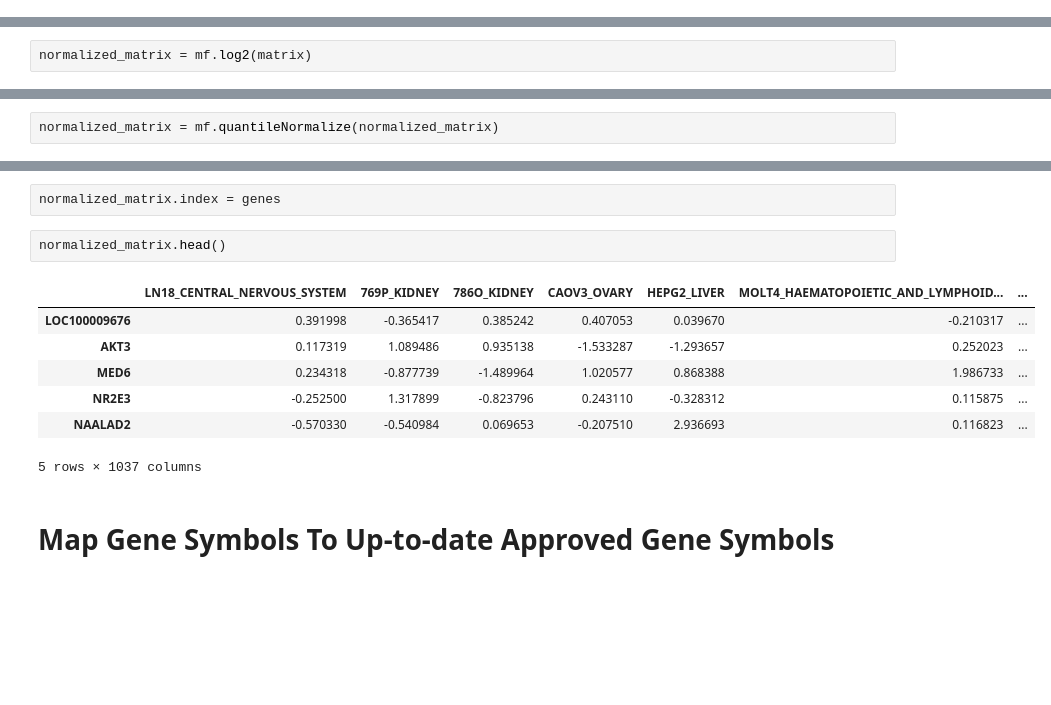
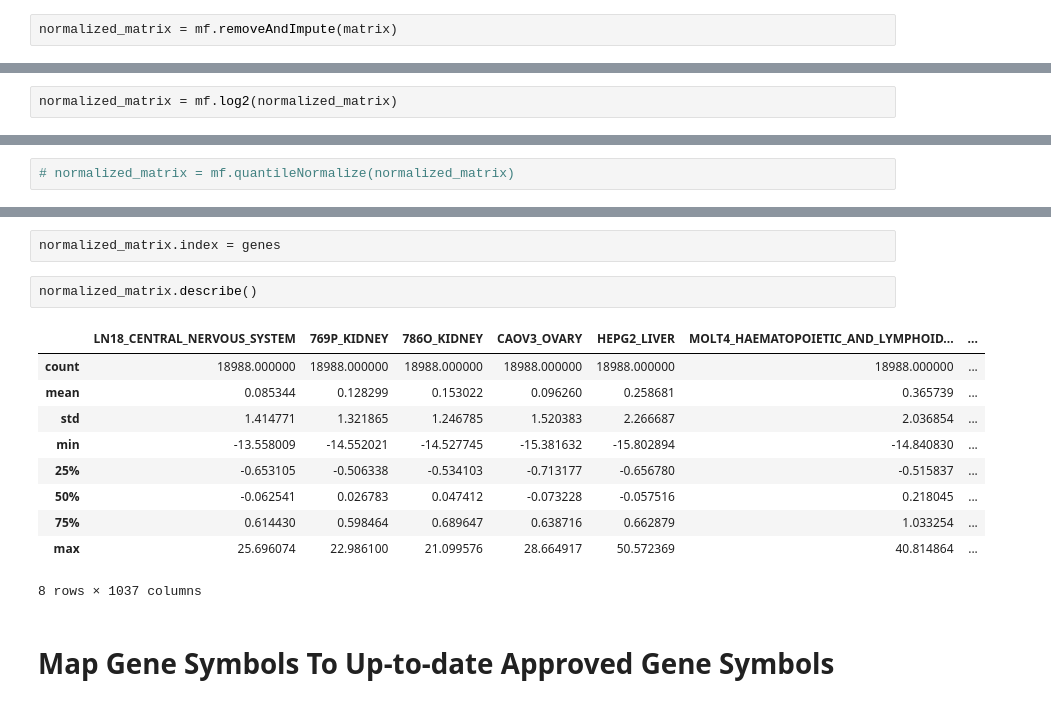
Before and after one commit to MaayanLab/HarmonizomePythonScripts, a Jupyter notebook: CCLE/Cancer Cell Line Encyclopedia (CCLE).ipynb, the cells around one changed output, grey strips where cells are left out. Cells and saved outputs as stored; diff of their text form; blank space fills up the shorter version.

```diff
--- a/CCLE/Cancer Cell Line Encyclopedia (CCLE).ipynb
+++ b/CCLE/Cancer Cell Line Encyclopedia (CCLE).ipynb
@@ -102,4 +115,6 @@ matrix.to_csv(filename, sep='\t', compression='gzip')
+# %%
+normalized_matrix = mf.removeAndImpute(matrix)
 # %% [markdown]
 # Log2 Transform
 # %%
-normalized_matrix = mf.log2(matrix)
+normalized_matrix = mf.log2(normalized_matrix)
@@ -106,4 +132,4 @@ normalized_matrix = mf.log2(matrix)
 # %% [markdown]
 # Normalize Matrix (Quantile Normalize the matrix for the columns)
 # %%
-normalized_matrix = mf.quantileNormalize(normalized_matrix)
+# normalized_matrix = mf.quantileNormalize(normalized_matrix)
@@ -135,15 +150,18 @@ Progress: 100%  18988 Out of 18988
 # %%
 normalized_matrix.index = genes
 # %%
-normalized_matrix.head()
+normalized_matrix.describe()
 # %% [output]
 |  | LN18_CENTRAL_NERVOUS_SYSTEM | 769P_KIDNEY | 786O_KIDNEY | CAOV3_OVARY | HEPG2_LIVER | MOLT4_HAEMATOPOIETIC_AND_LYMPHOID... | ... |
-| LOC100009676 | 0.391998 | -0.365417 | 0.385242 | 0.407053 | 0.039670 | -0.210317 | ... |
-| AKT3 | 0.117319 | 1.089486 | 0.935138 | -1.533287 | -1.293657 | 0.252023 | ... |
-| MED6 | 0.234318 | -0.877739 | -1.489964 | 1.020577 | 0.868388 | 1.986733 | ... |
-| NR2E3 | -0.252500 | 1.317899 | -0.823796 | 0.243110 | -0.328312 | 0.115875 | ... |
-| NAALAD2 | -0.570330 | -0.540984 | 0.069653 | -0.207510 | 2.936693 | 0.116823 | ... |
+| count | 18988.000000 | 18988.000000 | 18988.000000 | 18988.000000 | 18988.000000 | 18988.000000 | ... |
+| mean | 0.085344 | 0.128299 | 0.153022 | 0.096260 | 0.258681 | 0.365739 | ... |
+| std | 1.414771 | 1.321865 | 1.246785 | 1.520383 | 2.266687 | 2.036854 | ... |
+| min | -13.558009 | -14.552021 | -14.527745 | -15.381632 | -15.802894 | -14.840830 | ... |
+| 25% | -0.653105 | -0.506338 | -0.534103 | -0.713177 | -0.656780 | -0.515837 | ... |
+| 50% | -0.062541 | 0.026783 | 0.047412 | -0.073228 | -0.057516 | 0.218045 | ... |
+| 75% | 0.614430 | 0.598464 | 0.689647 | 0.638716 | 0.662879 | 1.033254 | ... |
+| max | 25.696074 | 22.986100 | 21.099576 | 28.664917 | 50.572369 | 40.814864 | ... |
-5 rows × 1037 columns
+8 rows × 1037 columns
 # %% [markdown]
 # Map Gene Symbols To Up-to-date Approved Gene Symbols
 # %%
```
Also changed, not shown: parts of 60 cells of this notebook, 1 other file.
